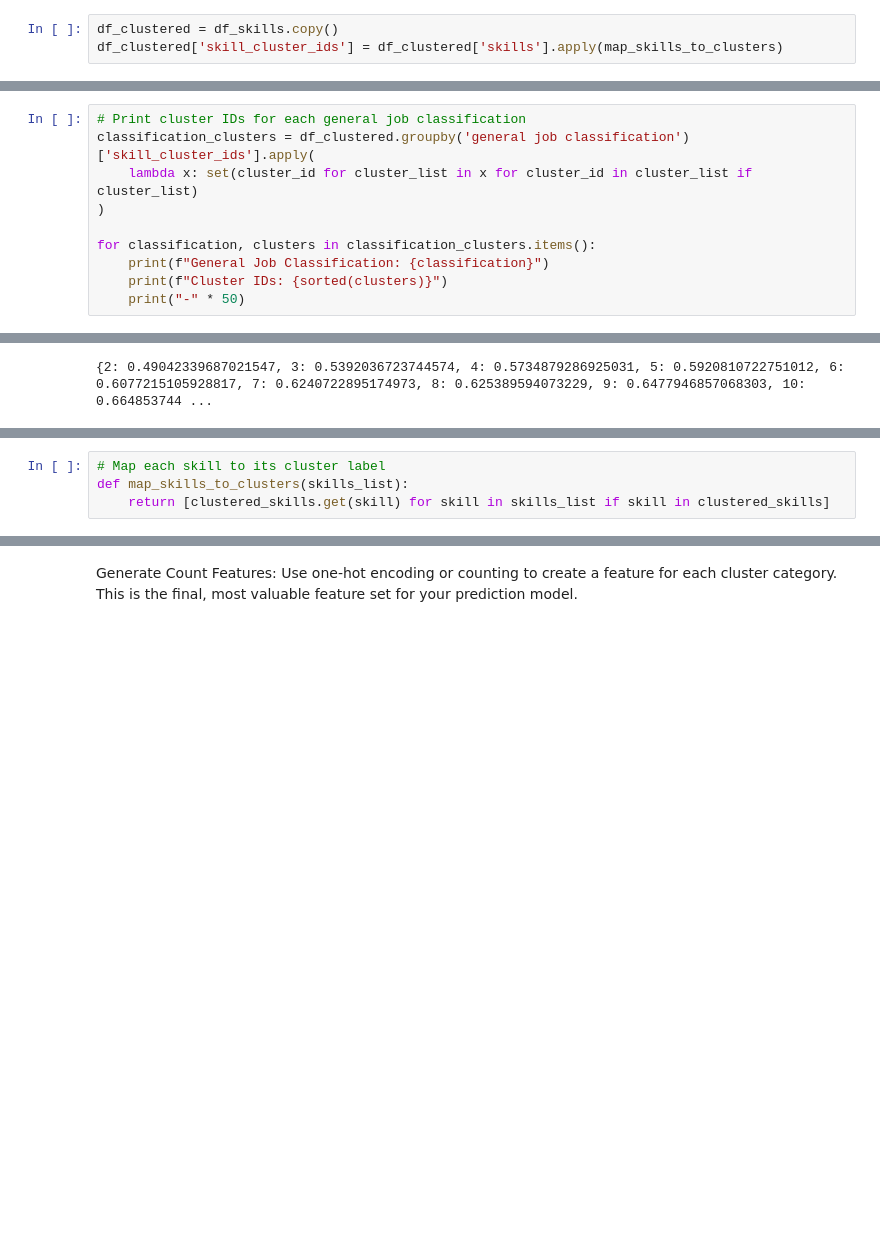
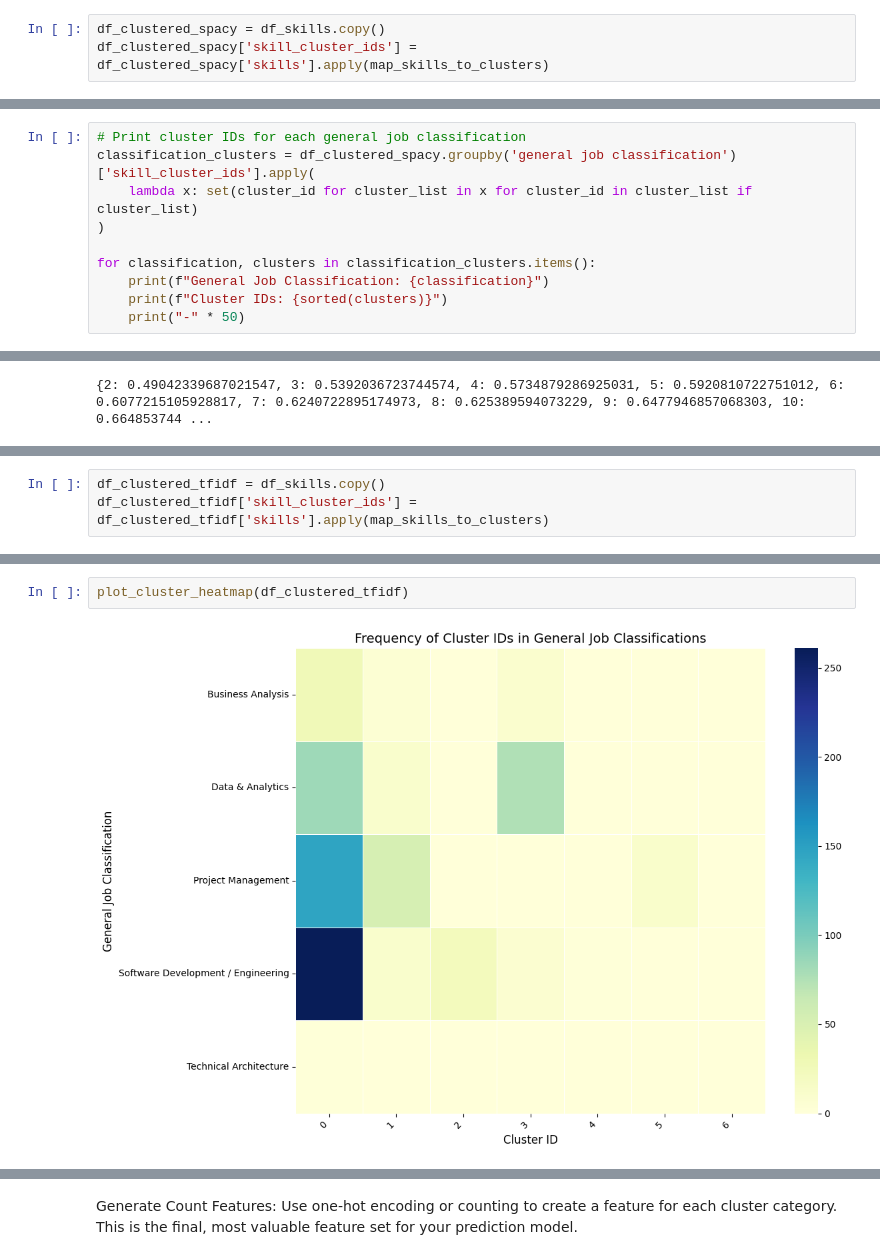
Before and after one commit to juliabarsow/NLP_Job_Postings, a Jupyter notebook: skill_extraction_clustering.ipynb, the cells around one changed output, grey strips where cells are left out. Cells and saved outputs as stored; diff of their text form; blank space fills up the shorter version.

```diff
--- a/skill_extraction_clustering.ipynb
+++ b/skill_extraction_clustering.ipynb
@@ -549,5 +546,5 @@ Map Cluster Labels: Create a new column in your original DataFrame that lists th
 def map_skills_to_clusters(skills_list):
     return [skill_to_cluster_id.get(skill) for skill in skills_list if skill in skill_to_cluster_id]
 # %%
-df_clustered = df_skills.copy()
-df_clustered['skill_cluster_ids'] = df_clustered['skills'].apply(map_skills_to_clusters)
+df_clustered_spacy = df_skills.copy()
+df_clustered_spacy['skill_cluster_ids'] = df_clustered_spacy['skills'].apply(map_skills_to_clusters)
@@ -564,6 +551,6 @@ df_clustered.head(5)
 # %%
 # Print cluster IDs for each general job classification
-classification_clusters = df_clustered.groupby('general job classification')['skill_cluster_ids'].apply(
+classification_clusters = df_clustered_spacy.groupby('general job classification')['skill_cluster_ids'].apply(
     lambda x: set(cluster_id for cluster_list in x for cluster_id in cluster_list if cluster_list)
 )
 
@@ -785,4 +680,0 @@ clustered_skills.head()
-# %%
-# Map each skill to its cluster label
-def map_skills_to_clusters(skills_list):
-    return [clustered_skills.get(skill) for skill in skills_list if skill in clustered_skills]
@@ -788,0 +707,3 @@ def map_skills_to_clusters(skills_list):
+# %%
+df_clustered_tfidf = df_skills.copy()
+df_clustered_tfidf['skill_cluster_ids'] = df_clustered_tfidf['skills'].apply(map_skills_to_clusters)
@@ -788,0 +745,4 @@ def map_skills_to_clusters(skills_list):
+# %%
+plot_cluster_heatmap(df_clustered_tfidf)
+# %% [output]
+[figure, added]
```
Also changed, not shown: parts of 56 cells of this notebook.
